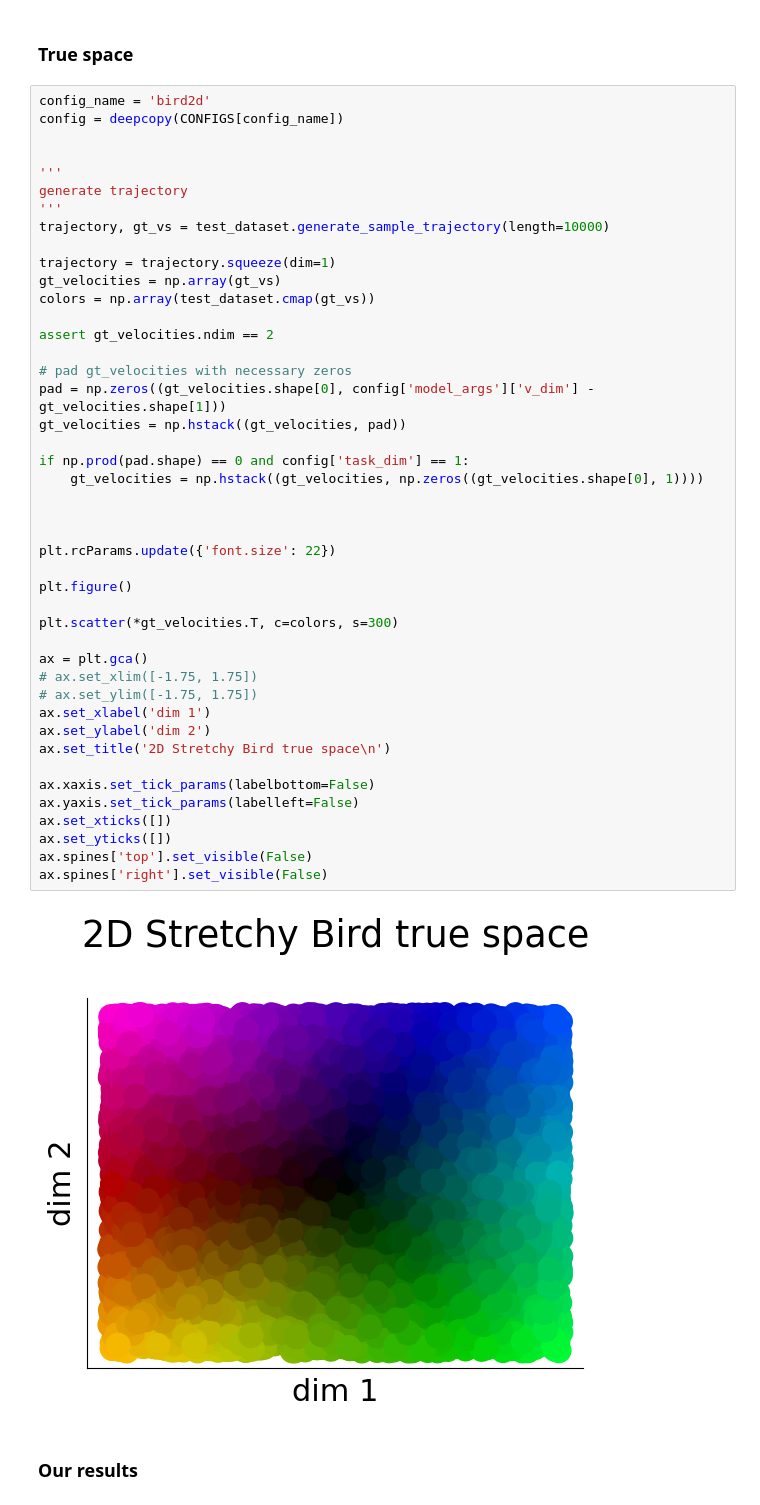
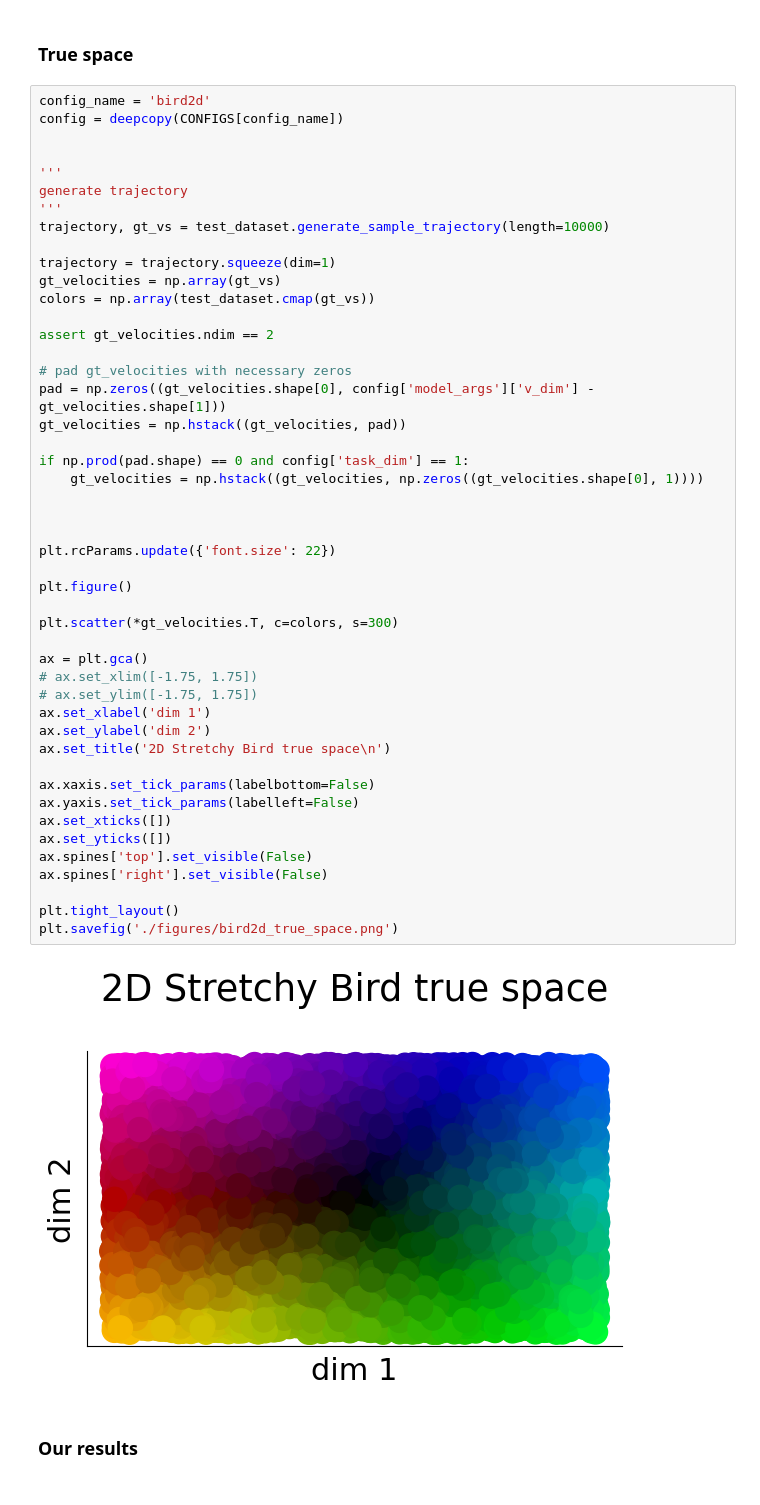
Before and after one commit to abhi-iyer/velocity_extraction, a Jupyter notebook: main/analysis_bird2d.ipynb, the cells around one changed output. Drawn from its saved outputs; the diff is of its cells as text.

Commit message:
figure updates

```diff
--- a/main/analysis_bird2d.ipynb
+++ b/main/analysis_bird2d.ipynb
@@ -37,34 +37,37 @@ assert gt_velocities.ndim == 2
 
 # pad gt_velocities with necessary zeros
 pad = np.zeros((gt_velocities.shape[0], config['model_args']['v_dim'] - gt_velocities.shape[1]))
 gt_velocities = np.hstack((gt_velocities, pad))
 
 if np.prod(pad.shape) == 0 and config['task_dim'] == 1:
     gt_velocities = np.hstack((gt_velocities, np.zeros((gt_velocities.shape[0], 1))))
 
 
 
 plt.rcParams.update({'font.size': 22})
 
 plt.figure()
 
 plt.scatter(*gt_velocities.T, c=colors, s=300)
 
 ax = plt.gca()
 # ax.set_xlim([-1.75, 1.75])
 # ax.set_ylim([-1.75, 1.75])
 ax.set_xlabel('dim 1')
 ax.set_ylabel('dim 2')
 ax.set_title('2D Stretchy Bird true space\n')
 
 ax.xaxis.set_tick_params(labelbottom=False)
 ax.yaxis.set_tick_params(labelleft=False)
 ax.set_xticks([])
 ax.set_yticks([])
 ax.spines['top'].set_visible(False)
 ax.spines['right'].set_visible(False)
+
+plt.tight_layout()
+plt.savefig('./figures/bird2d_true_space.png')
 # %% [output]
-[figure, old version]
+[figure, new version]
 # %% [markdown]
 ### Our results
 # %%
```
Also changed, not shown: parts of 23 cells of this notebook, 4 other files.
